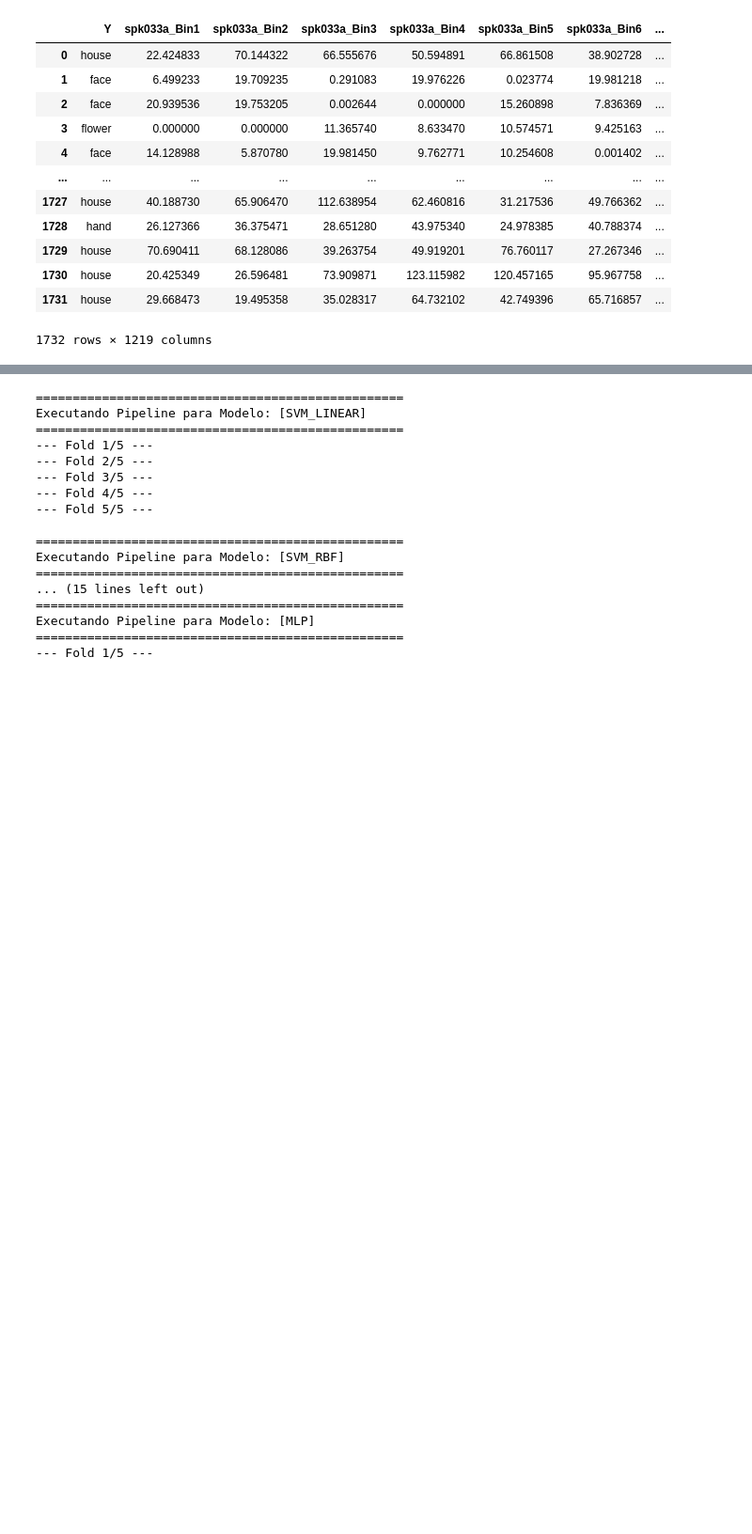
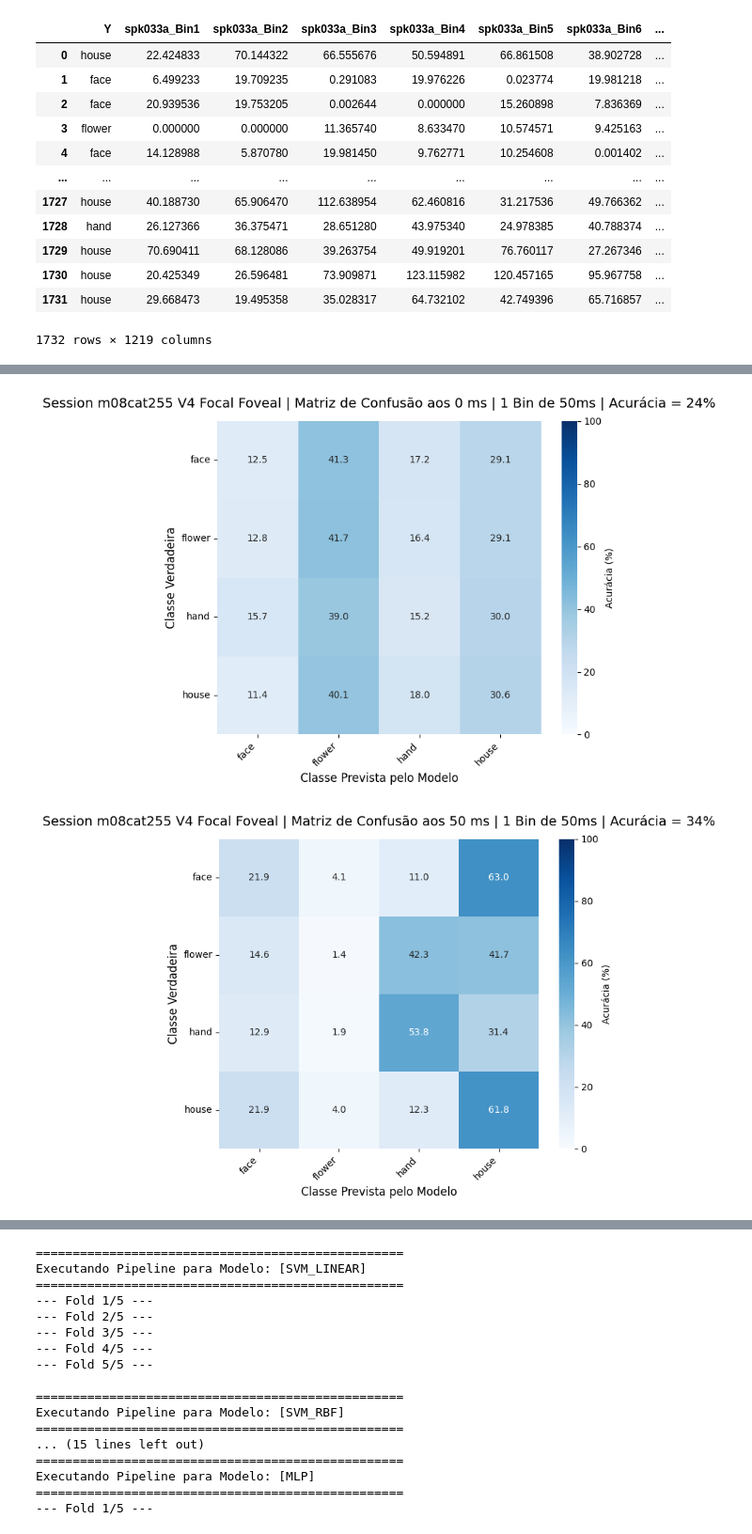
Before and after one commit to lucasdonaire/active-vision, a Jupyter notebook: session_analysis1.ipynb, the cells around one changed output, grey strips where cells are left out. Shown at 94% size. Saved outputs shown, nothing was run; the diff lists cells and outputs as text; code cells hidden in the pictures; blank space fills up the shorter version.

```diff
--- a/session_analysis1.ipynb
+++ b/session_analysis1.ipynb
@@ -1194 +1258,9 @@ Hyperparam C=0.0018794668241638452
 Hyperparam C=0.0018794668241638452
+# %%
+plot_temporal_confusion_matrix(res, target_time_ms=0,str_bins='1 Bin de 50ms')
+plot_temporal_confusion_matrix(res, target_time_ms=50,str_bins='1 Bin de 50ms')
+plot_temporal_confusion_matrix(res, target_time_ms=100,str_bins='1 Bin de 50ms')
+plot_temporal_confusion_matrix(res, target_time_ms=150,str_bins='1 Bin de 50ms')
+# %% [output]
+[figure, added]
+[figure, added]
```
Also changed, not shown: parts of 32 cells of this notebook.
